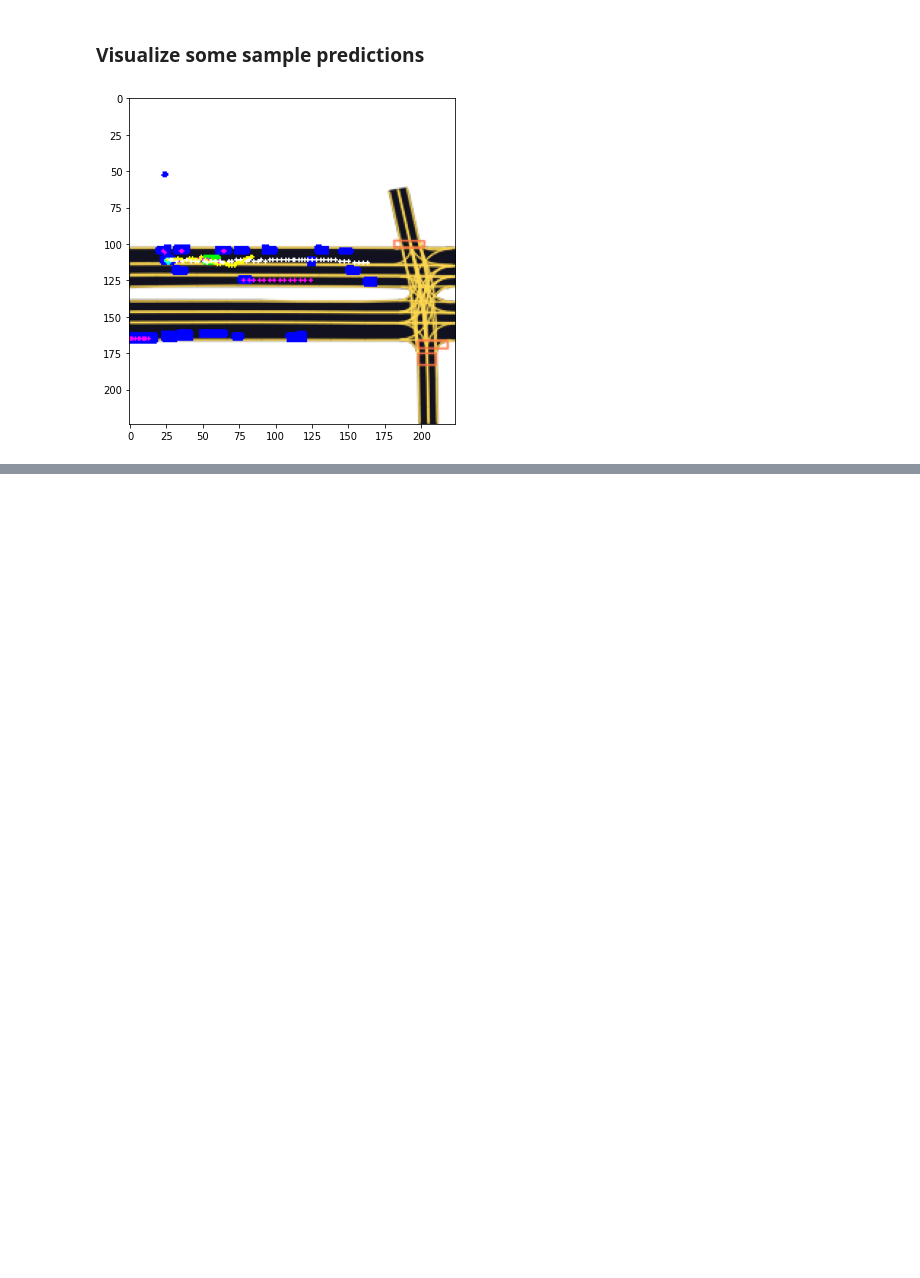
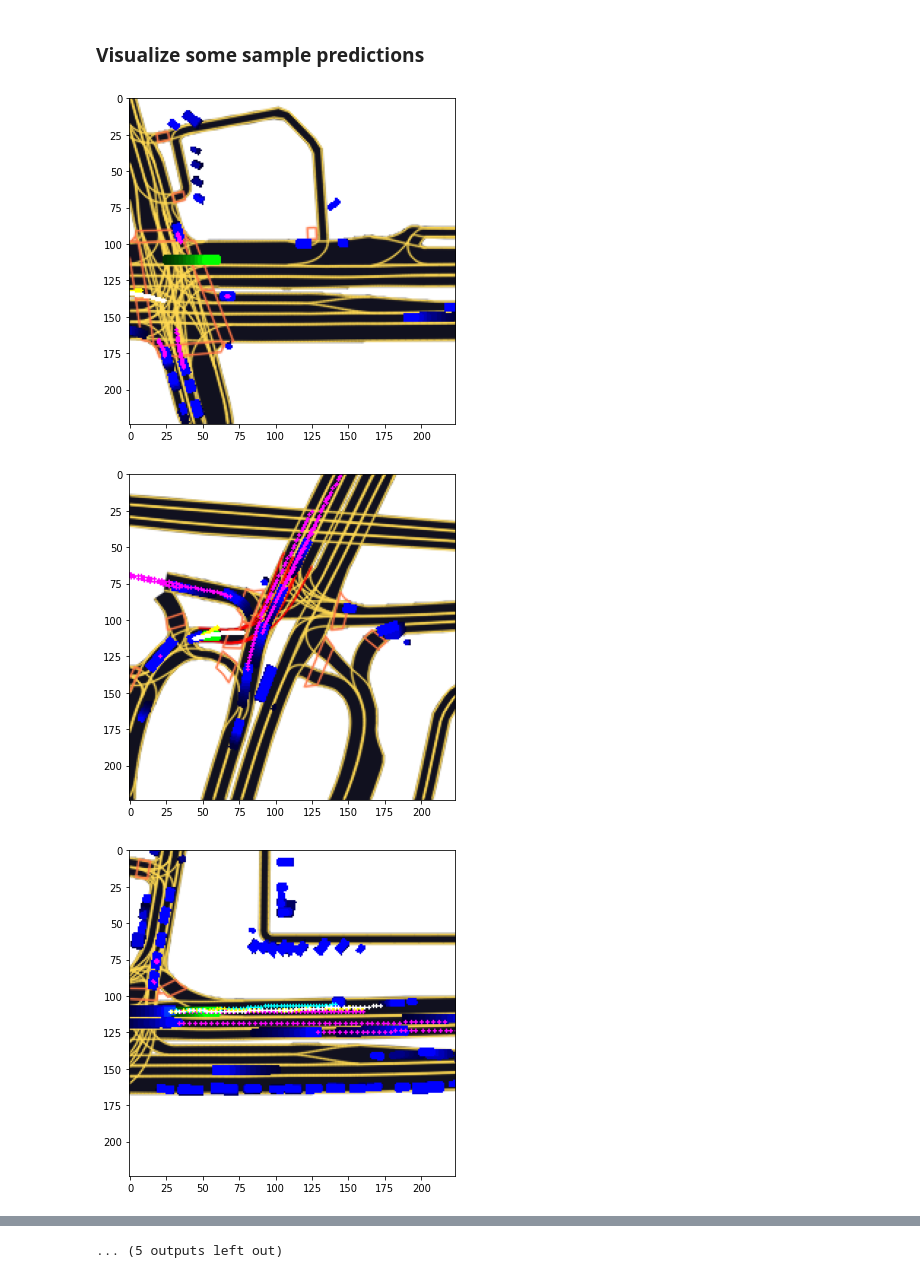
Before and after one commit to MahirGulzar/Motion_prediction_model_for_self_driving, a Jupyter notebook: notebook_train.ipynb, the cells around one changed output, grey strips where cells are left out. Cells and saved outputs as stored; diff of their text form; code cells hidden in the pictures; blank space fills up the shorter version.

```diff
--- a/notebook_train.ipynb
+++ b/notebook_train.ipynb
@@ -89,11 +94,12 @@ criterion = nn.MSELoss(reduction="none")
 # %%
 tr_it = iter(train_dataloader)
 progress_bar = tqdm(range(cfg["train_params"]["max_num_steps"]))
+# progress_bar = tqdm(range(19000))
 
 losses_train = []
 losses_mean = []
 
-for _ in progress_bar:
+for iteration_step in progress_bar:
     try:
         data = next(tr_it)
     except StopIteration:
@@ -111,6 +117,8 @@ for _ in progress_bar:
 
     loss = criterion(outputs, targets)
 
+#     loss = nll_batch(targets, outputs, target_availabilities)
+
     # not all the output steps are valid, but we can filter them out from the loss using availabilities
     loss = loss * target_availabilities
     loss = loss.mean()
@@ -119,6 +127,11 @@ for _ in progress_bar:
     loss.backward()
     optimizer.step()
 
+    ## Save Checkpoint after eval step interval
+
+    if iteration_step % 500 == 0:
+        torch.save(model.state_dict(), f'trained_models/checkpoint_'+architecture+'_unimodal_'+datetime.today().strftime('%Y-%m-%d')+'.pth')
+
     losses_train.append(loss.item())
     losses_mean.append(np.mean(losses_train))
 
@@ -162,7 +177,7 @@ cfg["raster_params"]["map_type"] = "py_semantic"
 rast = build_rasterizer(cfg, dm)
 
 eval_ego_dataset = EgoDataset(cfg, train_dataset.dataset, rast)
-num_frames = 10 # randomly pick _ frames
+num_frames = 20 # randomly pick _ frames
 random_frames = np.random.randint(0,len(eval_ego_dataset)-1, (num_frames,))
 
 for frame_number in random_frames:
@@ -230,7 +249,7 @@ Multi mode models with following backbones are available in lyft_models.py
 **Note:** Set **architecture** arg value for changing backbone variants e.g. for resnets architecture = "resnet34" and for mixnets the value can be "mixnet_l" etc.
 # %%
 # ==== INIT MODEL
-architecture = "resnet18"
+architecture = "resnet34"
 device = torch.device("cuda:0" if torch.cuda.is_available() else "cpu")
 model_multi = LyftResnetMulti(cfg, architecture=architecture).to(device)
 optimizer = optim.Adam(model_multi.parameters(), lr=1e-3)
@@ -243,7 +262,8 @@ progress_bar = tqdm(range(cfg["train_params"]["max_num_steps"]))
 losses_train = []
 losses_mean = []
 
-for _ in progress_bar:
+for iteration_step in progress_bar:
+
     try:
         data = next(tr_it)
     except StopIteration:
@@ -268,6 +288,12 @@ for _ in progress_bar:
     loss.backward()
     optimizer.step()
 
+    ## Save Checkpoint after eval step interval
+
+    if iteration_step % 500 == 0:
+        torch.save(model_multi.state_dict(), f'trained_models/checkpoint_'+architecture+'_multimodal_'+datetime.today().strftime('%Y-%m-%d')+'.pth')
+
+
     losses_train.append(loss.item())
     losses_mean.append(np.mean(losses_train))
 
@@ -311,7 +339,7 @@ cfg["raster_params"]["map_type"] = "py_semantic"
 rast = build_rasterizer(cfg, dm)
 
 eval_ego_dataset = EgoDataset(cfg, train_dataset.dataset, rast)
-num_frames = 1 # randomly pick _ frames
+num_frames = 20 # randomly pick _ frames
 random_frames = np.random.randint(0,len(eval_ego_dataset)-1, (num_frames,))
 
 for frame_number in random_frames:
@@ -333,31 +361,33 @@ for frame_number in random_frames:
         preds, confidences = model_multi(torch.from_numpy(data_agent["image"]).unsqueeze(0).to(device))
         preds = preds.squeeze(0)
         confidences = confidences.squeeze(0)
 
         for pred in preds:
             out_pos = pred.reshape(-1, 2).detach().cpu().numpy()
             # store absolute world coordinates
             predicted_positions.append([transform_points(out_pos, data_agent["world_from_agent"])])
             # retrieve target positions from the GT and store as absolute coordinates
             track_id, timestamp = data_agent["track_id"], data_agent["timestamp"]
             target_positions.append(transform_points(data_agent["target_positions"], data_agent["world_from_agent"]) )
 
     # convert coordinates to AV point-of-view so we can draw them
     predicted_positions = transform_points(np.concatenate(predicted_positions), data_ego["raster_from_world"])
     target_positions = transform_points(np.concatenate(target_positions), data_ego["raster_from_world"])
 
     # draw_trajectory(im_ego, predicted_positions, PREDICTED_POINTS_COLOR)
     draw_trajectory(im_ego, target_positions, TARGET_POINTS_COLOR)
 
     plt.rcParams['figure.figsize'] = 6, 6
     plt.imshow(im_ego[::-1])
 
     draw_trajectory(im_ego, predicted_positions[0], PREDICTED_POINTS_COLOR)
     draw_trajectory(im_ego, predicted_positions[1], (255, 255, 0))
     draw_trajectory(im_ego, predicted_positions[2], (255, 255, 255))
 
     plt.rcParams['figure.figsize'] = 6, 6
     plt.imshow(im_ego[::-1])
     plt.show()
 # %% [output]
-[figure, old version]
+[figure, new version]
+[figure, added]
+[figure, added]
@@ -363,0 +403 @@ for frame_number in random_frames:
+... (5 outputs left out)
```
Also changed, not shown: parts of 14 cells of this notebook, 4 other files.
